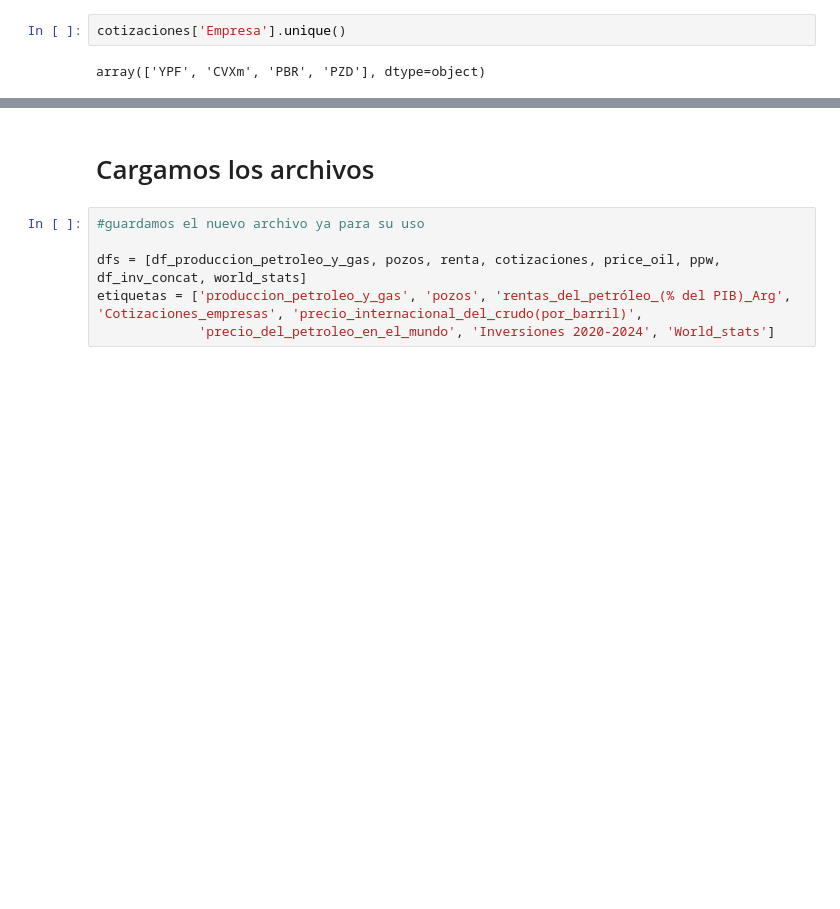
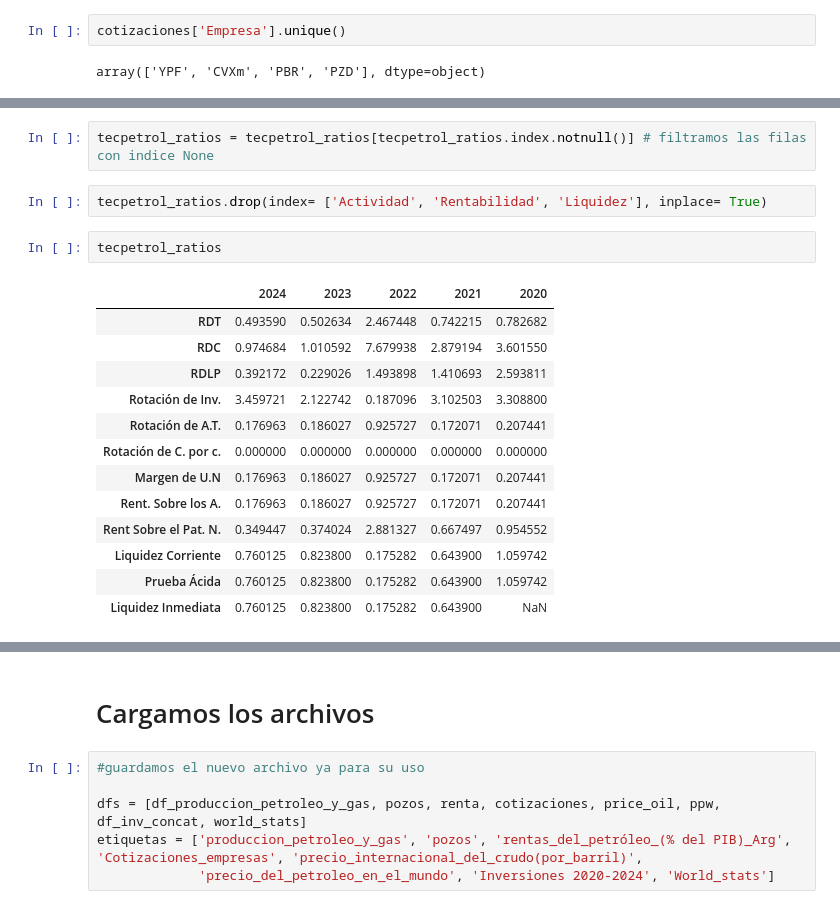
Before and after one commit to No-Country-simulation/c19-108-m-data-bi, a Jupyter notebook: notebooks/ETL.ipynb, the cells around one changed output, grey strips where cells are left out. Saved outputs shown, nothing was run; the diff lists cells and outputs as text; blank space fills up the shorter version.

```diff
--- a/notebooks/ETL.ipynb
+++ b/notebooks/ETL.ipynb
@@ -1301,0 +1594,20 @@ array(['YPF', 'CVXm', 'PBR', 'PZD'], dtype=object)
+# %%
+tecpetrol_ratios = tecpetrol_ratios[tecpetrol_ratios.index.notnull()] # filtramos las filas con indice None
+# %%
+tecpetrol_ratios.drop(index= ['Actividad', 'Rentabilidad', 'Liquidez'], inplace= True)
+# %%
+tecpetrol_ratios
+# %% [output]
+|  | 2024 | 2023 | 2022 | 2021 | 2020 |
+| RDT | 0.493590 | 0.502634 | 2.467448 | 0.742215 | 0.782682 |
+| RDC | 0.974684 | 1.010592 | 7.679938 | 2.879194 | 3.601550 |
+| RDLP | 0.392172 | 0.229026 | 1.493898 | 1.410693 | 2.593811 |
+| Rotación de Inv. | 3.459721 | 2.122742 | 0.187096 | 3.102503 | 3.308800 |
+| Rotación de A.T. | 0.176963 | 0.186027 | 0.925727 | 0.172071 | 0.207441 |
+| Rotación de C. por c. | 0.000000 | 0.000000 | 0.000000 | 0.000000 | 0.000000 |
+| Margen de U.N | 0.176963 | 0.186027 | 0.925727 | 0.172071 | 0.207441 |
+| Rent. Sobre los A. | 0.176963 | 0.186027 | 0.925727 | 0.172071 | 0.207441 |
+| Rent Sobre el Pat. N. | 0.349447 | 0.374024 | 2.881327 | 0.667497 | 0.954552 |
+| Liquidez Corriente | 0.760125 | 0.823800 | 0.175282 | 0.643900 | 1.059742 |
+| Prueba Ácida | 0.760125 | 0.823800 | 0.175282 | 0.643900 | 1.059742 |
+| Liquidez Inmediata | 0.760125 | 0.823800 | 0.175282 | 0.643900 | NaN |
```
Also changed, not shown: parts of 51 cells of this notebook, 22 other files.
